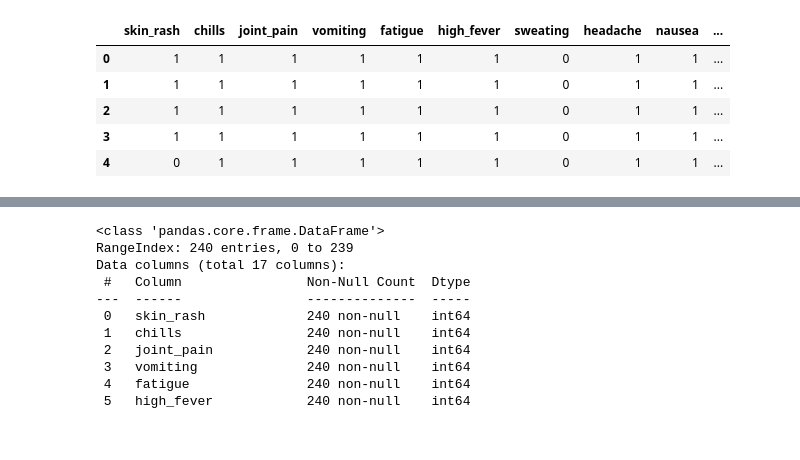
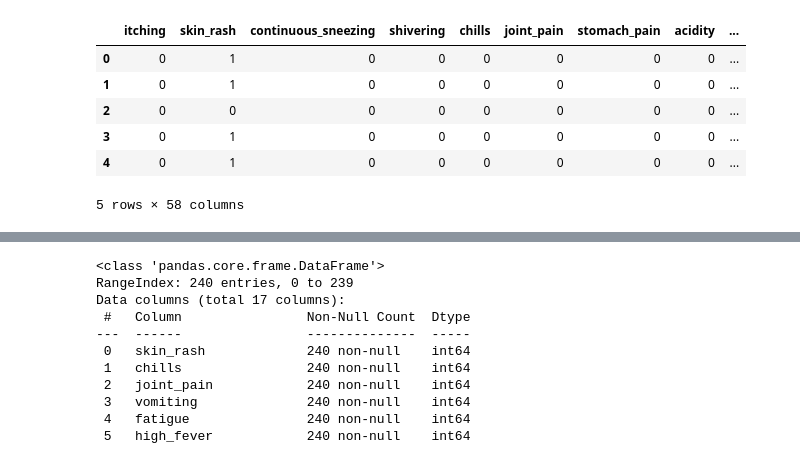
Before and after one commit to izzhamburhan/DiseasePred, a Jupyter notebook: BPNN.ipynb, the cells around one changed output, grey strips where cells are left out. Cells and saved outputs as stored; diff of their text form; code cells hidden in the pictures.

```diff
--- a/BPNN.ipynb
+++ b/BPNN.ipynb
@@ -4,13 +5,14 @@ import pandas as pd
 from sklearn.model_selection import train_test_split
 import matplotlib.pyplot as plt
 # %%
-train = pd.read_csv('Training_MD.csv')
-test= pd.read_csv('Testing_MD.csv')
+train = pd.read_csv('data/Training.csv')
+test= pd.read_csv('data/Testing.csv')
 train.head()
 # %% [output]
-|  | skin_rash | chills | joint_pain | vomiting | fatigue | high_fever | sweating | headache | nausea | ... |
-| 0 | 1 | 1 | 1 | 1 | 1 | 1 | 0 | 1 | 1 | ... |
-| 1 | 1 | 1 | 1 | 1 | 1 | 1 | 0 | 1 | 1 | ... |
-| 2 | 1 | 1 | 1 | 1 | 1 | 1 | 0 | 1 | 1 | ... |
-| 3 | 1 | 1 | 1 | 1 | 1 | 1 | 0 | 1 | 1 | ... |
-| 4 | 0 | 1 | 1 | 1 | 1 | 1 | 0 | 1 | 1 | ... |
+|  | itching | skin_rash | continuous_sneezing | shivering | chills | joint_pain | stomach_pain | acidity | ... |
+| 0 | 0 | 1 | 0 | 0 | 0 | 0 | 0 | 0 | ... |
+| 1 | 0 | 1 | 0 | 0 | 0 | 0 | 0 | 0 | ... |
+| 2 | 0 | 0 | 0 | 0 | 0 | 0 | 0 | 0 | ... |
+| 3 | 0 | 1 | 0 | 0 | 0 | 0 | 0 | 0 | ... |
+| 4 | 0 | 1 | 0 | 0 | 0 | 0 | 0 | 0 | ... |
+5 rows × 58 columns
```
Also changed, not shown: parts of 41 cells of this notebook.
